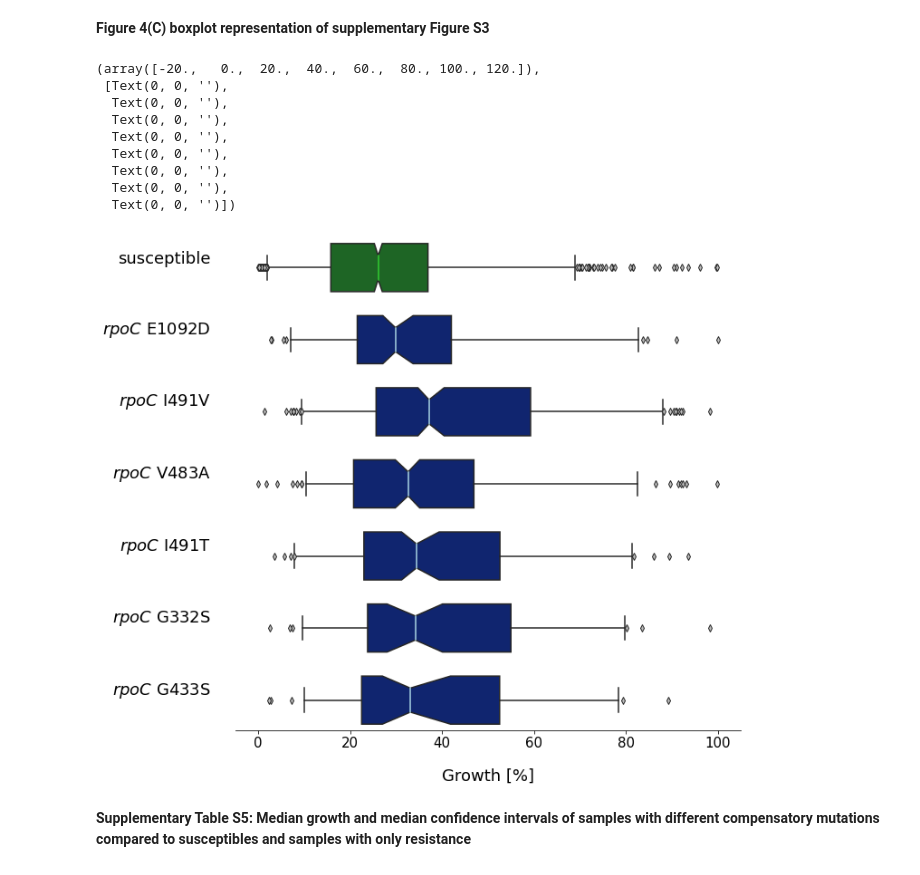
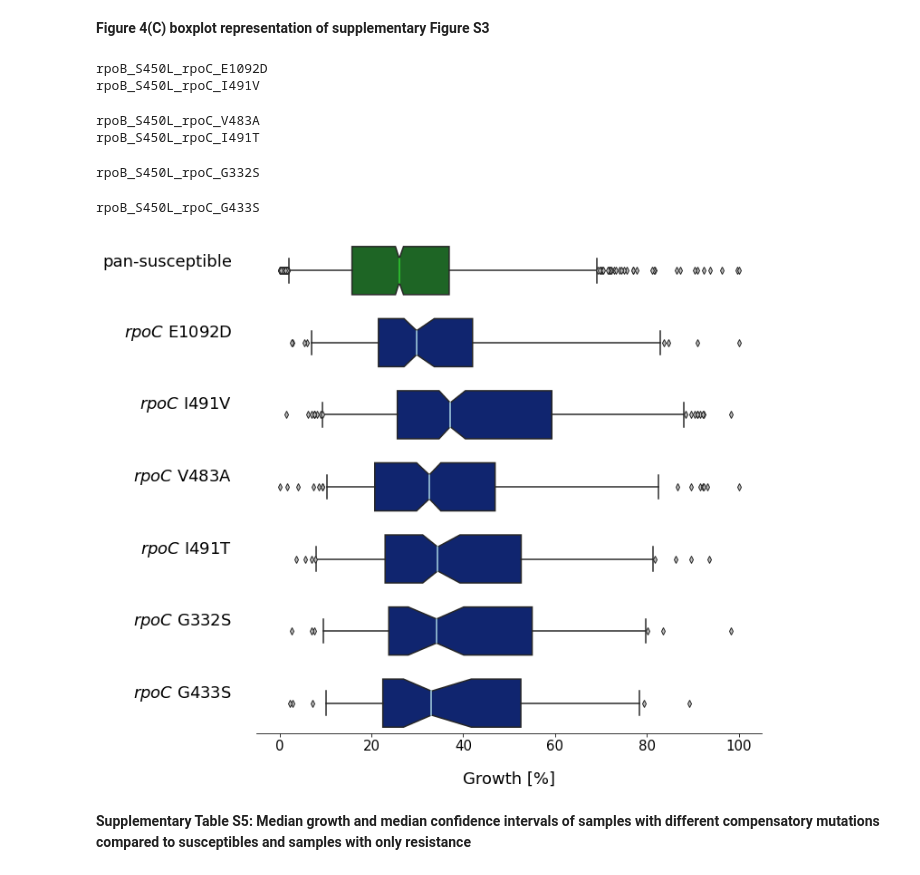
Before and after one commit to fowler-lab/tb-rnap-compensation, a Jupyter notebook: Recreate_figures_paper.ipynb, the cells around one changed output. Cells and saved outputs as stored; diff of their text form; code cells hidden in the pictures.

```diff
--- a/Recreate_figures_paper.ipynb
+++ b/Recreate_figures_paper.ipynb
@@ -1205,7 +1323,7 @@ stats.append(['susceptible (sus)', sus_boot[0], sus_boot[1][0], sus_boot[1][1],
 
 sns.boxplot(susceptible, ax = ax_box1, color = colors[2], medianprops={"color": "LimeGreen"},
             usermedians = [sus_boot[0]], conf_intervals = [sus_boot[1]], **box_args)
-ax_box1.set_ylabel ('susceptible', fontsize = 18, labelpad = 20, rotation=0, horizontalalignment='right')
+ax_box1.set_ylabel ('pan-susceptible', fontsize = 18, labelpad = 20, rotation=0, horizontalalignment='right')
 
 axes = [ax_box2, ax_box3, ax_box4, ax_box5, ax_box6, ax_box7]
 j=0
@@ -1238,7 +1356,7 @@ for i, combination in enumerate(tqdm(combinations)):
     stat, p2 = mannwhitneyu(resistant_CM, resistant)
 
     #plot growth distributions below p-value cut-off
-    if p1 < (0.01):
+    if p2 < (0.01):
 
         ax = axes[j]
         j = j+1
@@ -1246,43 +1364,43 @@ for i, combination in enumerate(tqdm(combinations)):
         resCM_boot = my_bootstrap(resistant_CM)
         sns.boxplot(resistant_CM, ax = ax, color = colors[0], medianprops={"color": "LightBlue"},
                     usermedians = [resCM_boot[0]], conf_intervals = [resCM_boot[1]], **box_args)
 
         ax.set_ylabel ('$\it{rpoC}$' + ' ' + combination[16:], fontsize = 18, labelpad = 20, rotation=0, horizontalalignment='right')
 
         #save p-value and median
         p_values_medians.append([resistant_CM, round(numpy.mean(resistant_CM), 2), p, len(resistant_CM)])
 
         stats.append([combination[11:15] + ' ' + combination[16:], resCM_boot[0], resCM_boot[1][0], resCM_boot[1][1],
               str(p2), str(p1), round(numpy.mean(resistant_CM), 2), len(resistant_CM)])
 
 #add area indicating CI of susceptible median?
 
 #Despine plots
 axes = [ax_box1, ax_box2, ax_box3, ax_box4, ax_box5, ax_box6, ax_box7]
 
 for ax in axes:
     sns.despine(ax = ax, top = True, right=True, left = True, bottom = True, offset = False, trim = False)
     ax.tick_params(left=False, bottom=False)
     ax.set(yticklabels=[])
     ax.set(xlabel='')
 
 #Respine bottom plot
 sns.despine(ax = ax_box7, top = True, right=True, left = True, bottom = False, offset = False, trim = False)
 ax_box7.tick_params(left = False, bottom = True)
 
 plt.xlabel("Growth [%]", size = 18, labelpad = 20)
 plt.xticks(fontsize = 15)
+
+# use this to save high quality svg for poster
+#fig.savefig('poster_single_CMs_vs_sus_lin2.svg', format='svg', dpi=1200, bbox_inches='tight')
 # %% [output]
-(array([-20.,   0.,  20.,  40.,  60.,  80., 100., 120.]),
- [Text(0, 0, ''),
-  Text(0, 0, ''),
-  Text(0, 0, ''),
-  Text(0, 0, ''),
-  Text(0, 0, ''),
-  Text(0, 0, ''),
-  Text(0, 0, ''),
-  Text(0, 0, '')])
+rpoB_S450L_rpoC_E1092D
+rpoB_S450L_rpoC_I491V
+rpoB_S450L_rpoC_V483A
+rpoB_S450L_rpoC_I491T
+rpoB_S450L_rpoC_G332S
+rpoB_S450L_rpoC_G433S
-[figure, old version]
+[figure, new version]
 # %% [markdown]
 **Supplementary Table S5: Median growth and median confidence intervals of samples with different compensatory mutations compared to susceptibles and samples with only resistance**
 # %%
```
Also changed, not shown: parts of 15 cells of this notebook.
